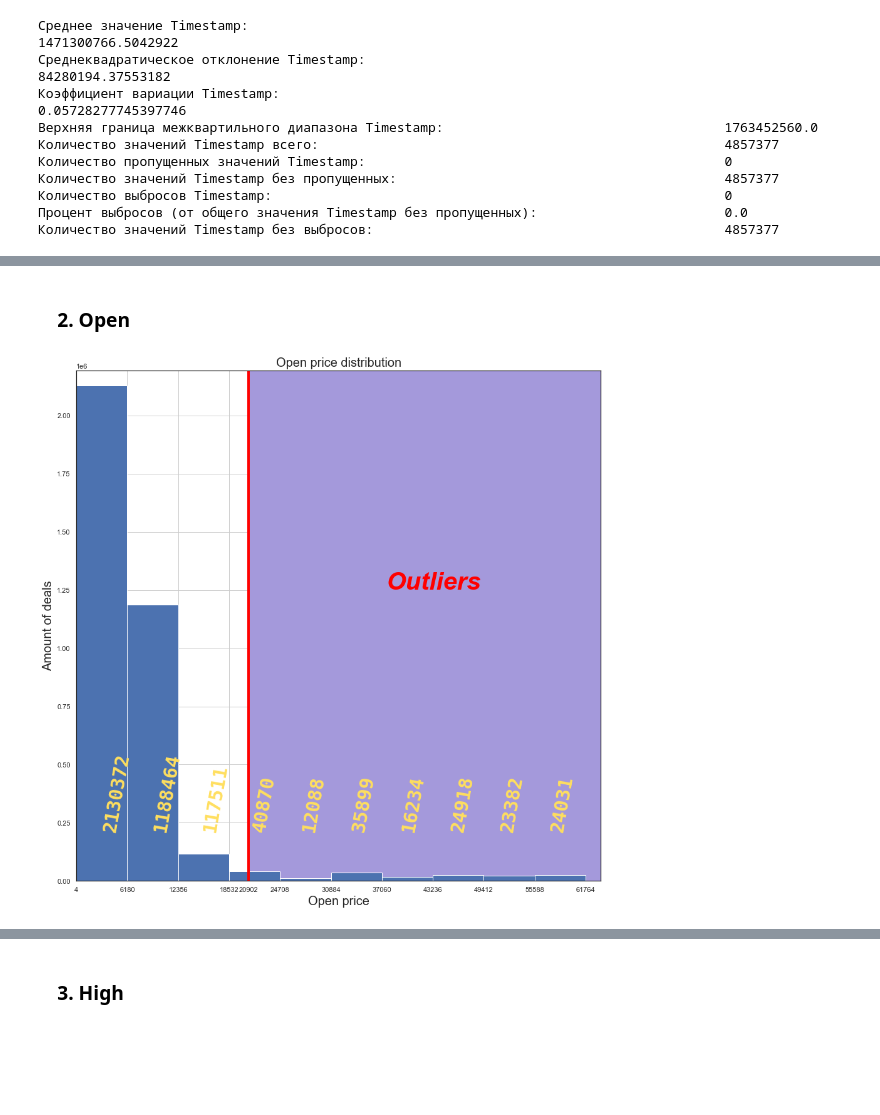
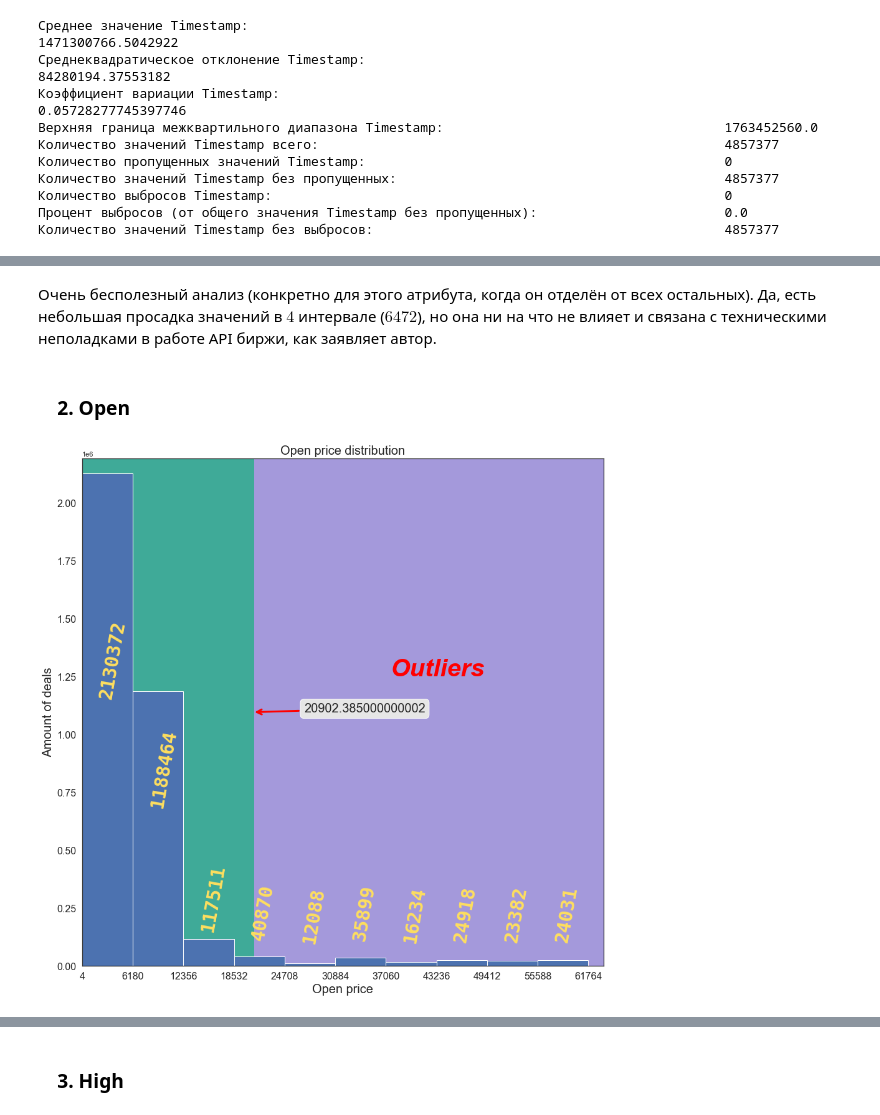
Before and after one commit to Xofrio/MachineLearning, a Jupyter notebook: Lab1/Lab1, 9893, Белов А. А..ipynb, the cells around one changed output, grey strips where cells are left out. Drawn from its saved outputs; the diff is of its cells as text; code cells hidden in the pictures; blank space fills up the shorter version.

```diff
--- a/Lab1/Lab1, 9893, Белов А. А..ipynb
+++ b/Lab1/Lab1, 9893, Белов А. А..ipynb
@@ -75,10 +75,14 @@ import matplotlib.patches as patches
 sns.set(rc={'figure.figsize':(15,15)})
 sns.set_style('white')
 
-thicc = 4
-half_thicc = thicc >> 1
+thicc = 3
+half_thicc = thicc / 2
 outliers_text = {'color':  'red', 'weight': 'bold', 'size': 40, 'style': 'italic'}
 amount_text = {'family': 'monospace', 'color': '#FFDF5F', 'weight': 'bold', 'size': 30}
 font_label = {'fontsize': 20}
+arrow = {'arrowstyle': '->', 'ec': 'red', 'lw': thicc}
+annotation_box = {'boxstyle': 'round', 'fc': '0.9'}
 
 df = pd.read_csv('bitstampUSD_1-min_data_2012-01-01_to_2021-03-31.csv')
+
+df.info(show_counts=True)
@@ -153,50 +176,68 @@ f'Количество значений Timestamp без выбросов:\t\t\t
+# %% [markdown]
+Очень бесполезный анализ (конкретно для этого атрибута, когда он отделён от всех остальных). Да, есть небольшая просадка значений в <font size=6px>$4$</font> интервале (<font size=6px>$6472$</font>), но она ни на что не влияет и связана с техническими неполадками в работе API биржи, как заявляет автор.
 # %% [markdown]
 ### &emsp;2. Open
 # %%
-mean_open = df['Open'].mean()
-sd_open = df['Open'].std(ddof=1)
-b_u_open = 2.5 * df['Open'].quantile(0.75) - 1.5 * df['Open'].quantile(0.25)
-min_open = df['Open'].min()
+mean_open = df[df.keys()[1]].mean()
+sd_open = df[df.keys()[1]].std(ddof=1)
+b_u_open = 2.5 * df[df.keys()[1]].quantile(0.75) - 1.5 * df[df.keys()[1]].quantile(0.25)
+min_open = df[df.keys()[1]].min()
 left_border_open = min_open * 0.97
-max_open = df['Open'].max()
+max_open = df[df.keys()[1]].max()
 right_border_open = max_open * 1.03
 interval_open = (max_open - min_open) / 10
-maximum_open = len(df[df['Open'] <= min_open + interval_open])
+maximum_open = len(df[df[df.keys()[1]] <= min_open + interval_open])
 amounts_open = [maximum_open]
 for i in range (1,10):
-    possible_max = len(df[(df['Open'] > min_open + i * interval_open)
-                        & (df['Open'] <= min_open + (i + 1) * interval_open)])
+    possible_max = len(df[(df[df.keys()[1]] > min_open + i * interval_open)
+                        & (df[df.keys()[1]] <= min_open + (i + 1) * interval_open)])
     amounts_open.append(possible_max)
     if maximum_open < possible_max:
         maximum_open = possible_max
 ceil_open = maximum_open * 1.03
-amount_open = len(df['Open'])
-amount_na_open = df['Open'].isna().sum()
-amount_filled_open = len(df['Open']) - amount_na_open
-outliers_amount_open = len(df[df['Open'] > b_u_open])
+amount_open = len(df[df.keys()[1]])
+amount_na_open = df[df.keys()[1]].isna().sum()
+amount_filled_open = len(df[df.keys()[1]]) - amount_na_open
+outliers_amount_open = len(df[df[df.keys()[1]] > b_u_open])
 outliers_percent_open = outliers_amount_open * 100 / amount_filled_open
-non_outliers_amount_open = len(df[df['Open'] <= b_u_open])
+non_outliers_amount_open = len(df[df[df.keys()[1]] <= b_u_open])
 c_v_open = sd_open / mean_open
 
 plt.axis([left_border_open, right_border_open, 0, ceil_open])
-plt.xticks([min_open, interval_open + min_open, 2 * interval_open + min_open,
-            3 * interval_open + min_open, b_u_open, 4 * interval_open + min_open,
-            5 * interval_open + min_open, 6 * interval_open + min_open,
-            7 * interval_open + min_open, 8 * interval_open + min_open,
-            9 * interval_open + min_open, 10 * interval_open + min_open])
-plt.xlabel('Open price', font_label)
+ticks_open = [min_open]
+for i in range (1, 11):
+    ticks_open.append(i * interval_open + min_open)
+plt.xticks(fontsize=16)
+plt.yticks(fontsize=16)
+plt.xticks(ticks_open)
+plt.xlabel(df.keys()[1] + ' price', font_label)
 plt.ylabel('Amount of deals', font_label)
-plt.title('Open price distribution', font_label)
-plt.plot([b_u_open - half_thicc, b_u_open - half_thicc], [0, ceil_open], lw=thicc, color='red')
-plt.gca().add_patch(patches.Rectangle((b_u_open, 0), right_border_open - b_u_open, ceil_open, color='#A499DB'))
-plt.gca().text((right_border_open + b_u_open) / 2.25, ceil_open / 1.75, 'Outliers', outliers_text)
+plt.title(df.keys()[1] + ' price distribution', font_label)
+plt.gca().add_patch(patches.Rectangle((b_u_open, 0),
+                                      right_border_open - b_u_open,
+                                      ceil_open,
+                                      color='#A499DB'))
+plt.gca().add_patch(patches.Rectangle((0, 0), b_u_open, ceil_open, color='#3FAA98'))
+plt.gca().text((right_border_open + b_u_open) / 2.25,
+               ceil_open / 1.75,
+               'Outliers',
+               outliers_text)
+plt.annotate(b_u_open,
+             xy=(b_u_open, ceil_open / 2),
+             xytext=(b_u_open + interval_open, ceil_open / 2),
+             fontsize=20,
+             arrowprops=arrow,
+             bbox=annotation_box)
 for i in range (0, 10):
-        plt.gca().text((2 * min_open + (2 * i + 1) * interval_open) / 2.05,
-                       ceil_open / 10, amounts_open[i], amount_text, rotation=80)
+        plt.gca().text((i + 0.3) * interval_open,
+                       amounts_open[i] / 2 + 10 ** 5,
+                       amounts_open[i],
+                       amount_text,
+                       rotation=80)
 plt.grid(True)
-plt.hist(df['Open']);
+plt.hist(df[df.keys()[1]]);
 # %% [output]
-[figure, old version]
+[figure, new version]
 # %%
 print(f'Среднее значение Open:\t\t\t\t\t\t\t\t\t{mean_open}\n'
 f'Среднеквадратическое отклонение Open:\t\t\t\t\t\t\t{sd_open}\n'
```
Also changed, not shown: parts of 28 cells of this notebook.
